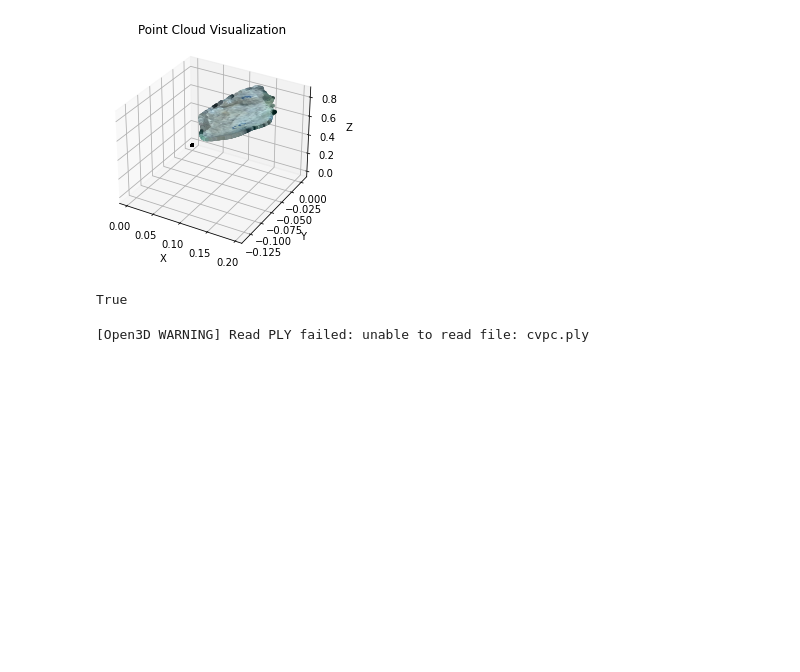
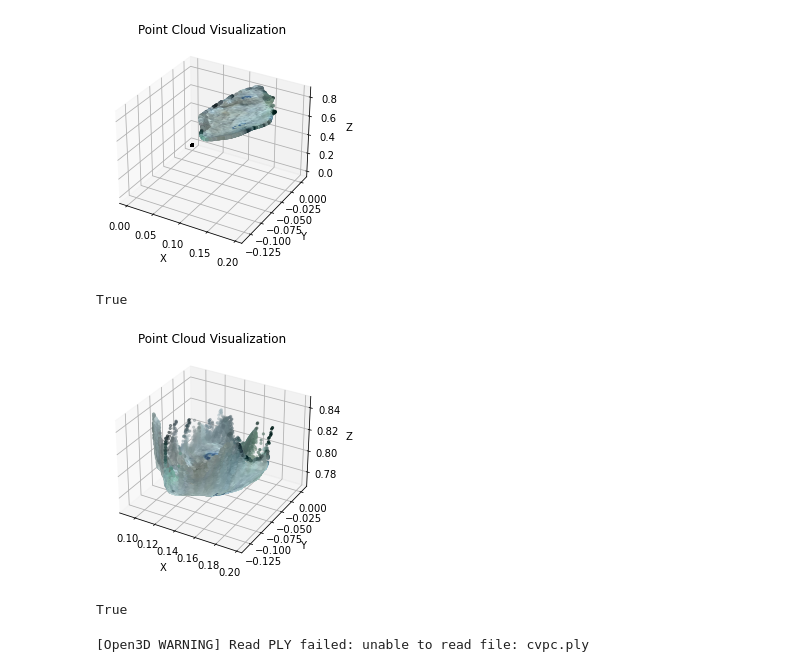
Before and after one commit to VitoChan01/Pebbles, a Jupyter notebook: pcd.ipynb, the cells around one changed output. Saved outputs shown, nothing was run; the diff lists cells and outputs as text; code cells hidden in the pictures; blank space fills up the shorter version.

Commit message:
update and point cloud

```diff
--- a/pcd.ipynb
+++ b/pcd.ipynb
@@ -148,6 +153,61 @@ o3d.io.write_point_cloud("point_cloud.ply", pcd)
 # %% [output]
 [figure]
 True
+# %%
+def create_point_cloud(rgb_image, depth_map, fx, fy, cx, cy):
+    # Generate grid of pixel coordinates
+    rows, cols = depth_map.shape
+    c, r = np.meshgrid(np.arange(cols), np.arange(rows), sparse=True)
+
+    # Generate 3D points
+    z = depth_map
+    x = (c - cx) * z / fx
+    y = (r - cy) * z / fy
+
+    # Mask pixels with RGB and depth equal to 0
+    mask = (rgb_image.sum(axis=2) > 0) & (depth_map > 0)
+    x = x[mask]
+    y = y[mask]
+    z = z[mask]
+    colors = rgb_image[mask]
+
+    # Flatten the points
+    points = np.stack((x.flatten(), y.flatten(), z.flatten()), axis=-1)
+
+    return points, colors
+
+# Example RGB image and depth map (replace these with your numpy arrays)
+
+# Camera intrinsic parameters (replace with your actual camera parameters)
+fx=1911.7869873046875
+fy=1911.7869873046875
+#cx=297.493
+#cy=243.168
+cx=600
+cy=600
+
+# Create point cloud
+points, colors = create_point_cloud(rgb_image, depth_map, fx, fy, cx, cy)
+
+# Visualize point cloud
+fig = plt.figure()
+ax = fig.add_subplot(111, projection='3d')
+ax.scatter(points[:, 0], points[:, 1], points[:, 2], c=colors / 255.0, marker='.')
+ax.set_xlabel('X')
+ax.set_ylabel('Y')
+ax.set_zlabel('Z')
+ax.set_title('Point Cloud Visualization')
+plt.show()
+
+pcd = o3d.geometry.PointCloud()
+pcd.points = o3d.utility.Vector3dVector(points)
+pcd.colors = o3d.utility.Vector3dVector(colors / 255.0)  # Normalize colors to range [0, 1]
+
+# Save point cloud to PLY file
+o3d.io.write_point_cloud("point_cloud2.ply", pcd)
+# %% [output]
+[figure, added]
+True
 # %%
 pcd = o3d.io.read_point_cloud("output/pcd/pc_000img.pcd")
 o3d.visualization.draw_geometries_with_editing([pcd])
```
Also changed, not shown: parts of 3 cells of this notebook, 9 other files.
